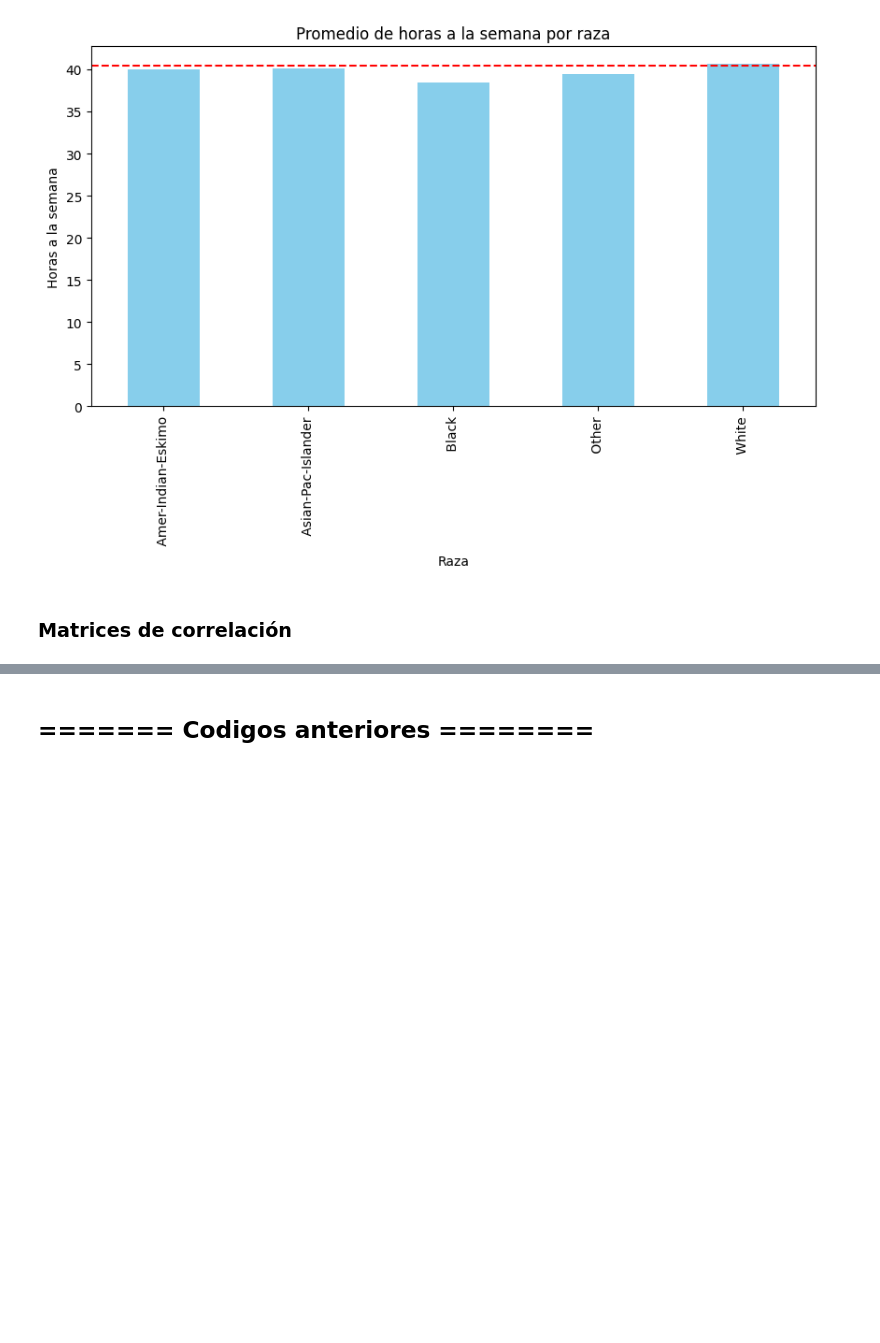
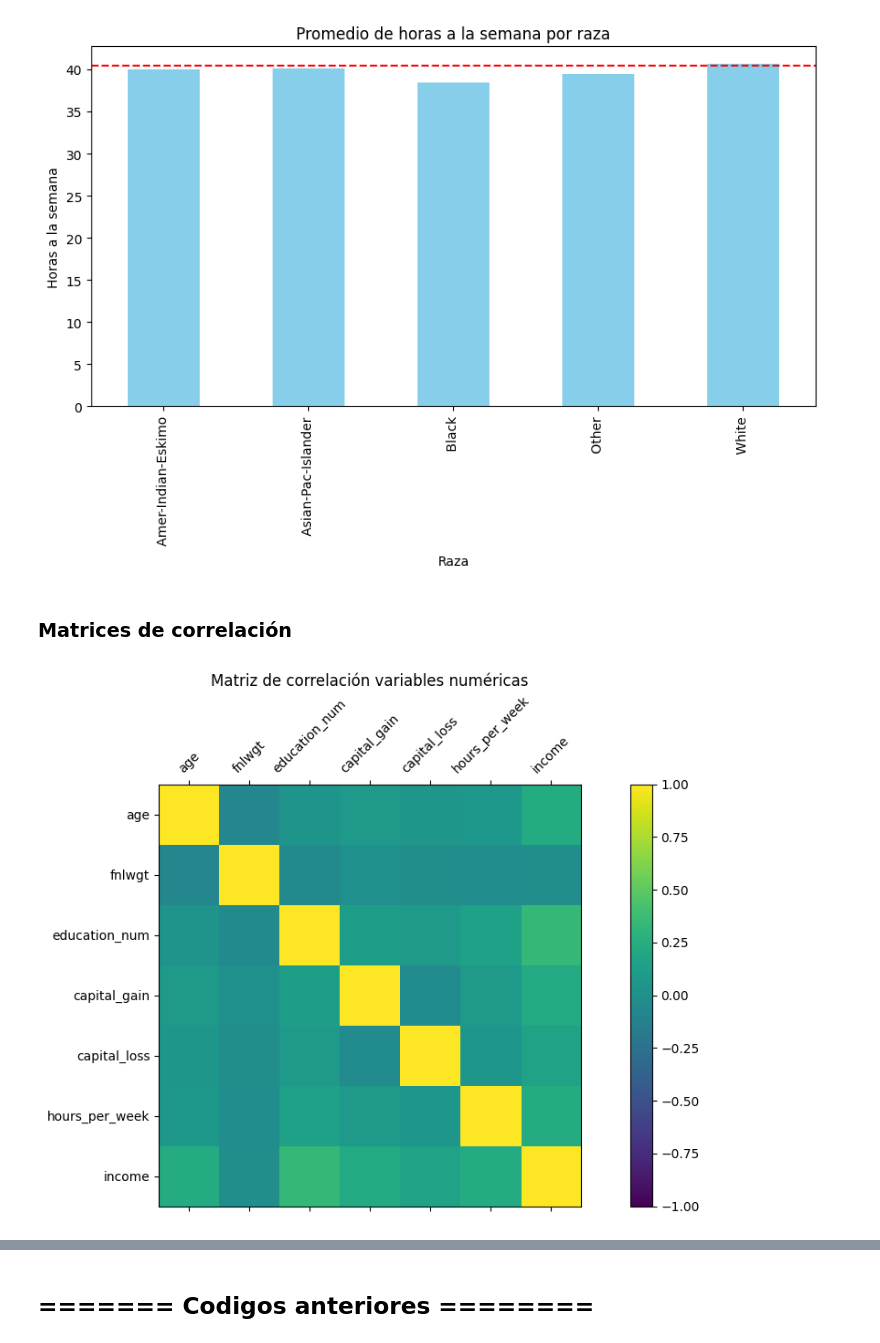
Before and after one commit to BnjmnNicholas/Proyecto_mineria_cc5205, a Jupyter notebook: Reporte_Hito_1.ipynb, the cells around one changed output, grey strips where cells are left out. Cells and saved outputs as stored; diff of their text form; code cells hidden in the pictures; blank space fills up the shorter version.

Commit message:
Matriz de correlación y de Cramér (correlación categóricas)

```diff
--- a/Reporte_Hito_1.ipynb
+++ b/Reporte_Hito_1.ipynb
@@ -325,3 +327,21 @@ plt.show()
 [figure]
 # %% [markdown]
 ### Matrices de correlación
+# %%
+df_corr = df.copy()
+df_corr['income'] = (df_corr['income'].str.strip() == ">50K").astype(int)
+numeric = ['age', 'fnlwgt', 'education_num', 'capital_gain', 'capital_loss', 'hours_per_week', 'income']
+
+fig = plt.figure(figsize=(14,6))
+ax = fig.add_subplot(111)
+corr_mat = ax.matshow(df_corr[numeric].corr(), vmin=-1, vmax=1)
+fig.colorbar(corr_mat)
+ticks = range(0, len(numeric), 1)
+ax.set_xticks(ticks, labels=numeric, rotation=45)
+ax.set_yticks(ticks, labels=numeric)
+plt.title("Matriz de correlación variables numéricas")
+plt.show()
+
+# [Nico]
+# %% [output]
+[figure, added]
```
Also changed, not shown: parts of 7 cells of this notebook.
